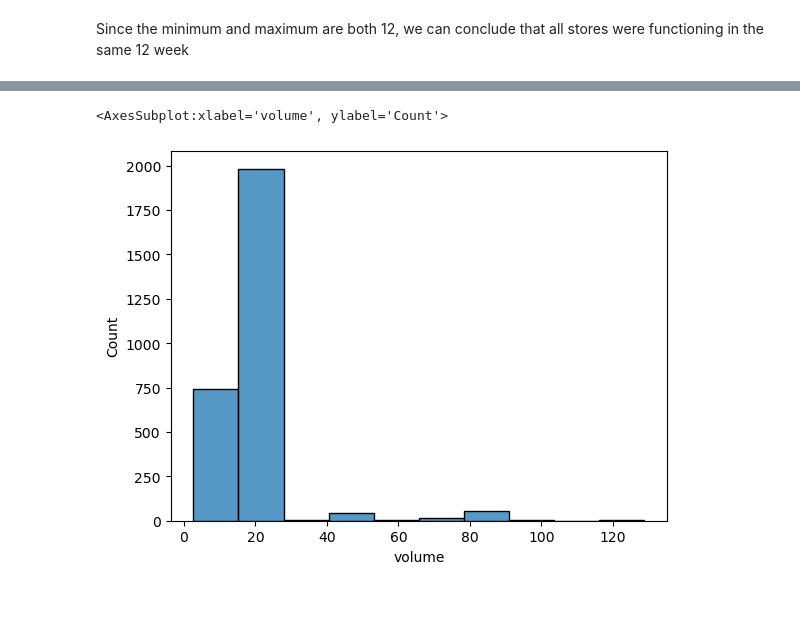
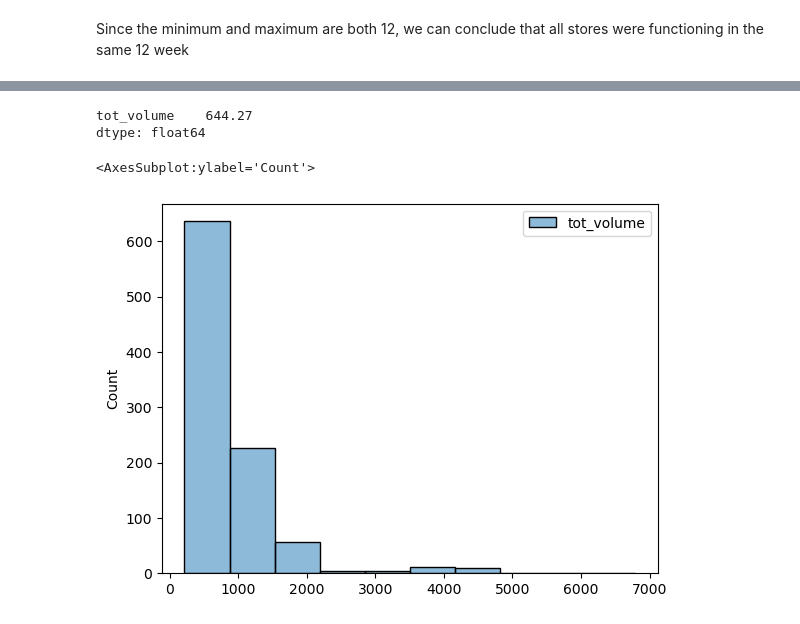
Before and after one commit to navindu-ds/DataStorm-4, a Jupyter notebook: Semifinal Round/semifinals-notebook.ipynb, the cells around one changed output, grey strips where cells are left out. Saved outputs shown, nothing was run; the diff lists cells and outputs as text; code cells hidden in the pictures.

Commit message:
added-volume-based-analysis

```diff
--- a/Semifinal Round/semifinals-notebook.ipynb
+++ b/Semifinal Round/semifinals-notebook.ipynb
@@ -291,3 +291,6 @@ outlet_sales_db
 | 87386 | ID8207 | 3539 | 11 | BP5 | Cookies and Cream Mega Tub | 37.0 | 1.0 | 1100 | 1100.0 | ... |
 | 87387 | ID8207 | 3539 | 12 | BP5 | Cookies and Cream Mega Tub | 73.0 | 1.0 | 1100 | 1100.0 | ... |
 87388 rows × 10 columns
+# %%
+outlet_sales_db['tot_volume'] = outlet_sales_db['no_units'] * outlet_sales_db['volume']
+outlet_sales_db
@@ -293,0 +311,3 @@ outlet_sales_db
+# %%
+outlet_sales_db['tot_sales'] = outlet_sales_db['no_units'] * outlet_sales_db['price']
+outlet_sales_db
@@ -445,9 +484,8 @@ tot_volume_sold.plot(x='Outlet_ID',y='volume',kind='bar')
 # %%
-weekly_volume_sold = pd.DataFrame(outlet_sales_db.groupby(['Outlet_ID','week'])['volume'].sum())
+weekly_volume_sold = pd.DataFrame(outlet_sales_db.groupby(['Outlet_ID','week'])['tot_volume'].sum())
 weekly_volume_sold = weekly_volume_sold.reset_index()
 
-weekly_volume_sold.volume.describe()
-
+weekly_volume_sold.tot_volume.describe()
 # weekly_volume_sold.plot(x='week',y='volume',kind='bar')
 # %% [output]
 count    11412.000000
@@ -515,0 +536,4 @@ Name: volume, dtype: float64
+# %%
+rolling_4_week_vol = pd.DataFrame(weekly_volume_sold.groupby('Outlet_ID')['tot_volume'].rolling(1).sum())
+rolling_4_avg_vol = pd.DataFrame(rolling_4_week_vol.groupby('Outlet_ID')['tot_volume'].mean().round(2))
+rolling_4_avg_vol
@@ -516,5 +555,10 @@ Name: volume, dtype: float64
+# %%
+rolling_4_avg_vol.median()
+# %% [output]
+tot_volume    644.27
+dtype: float64
 # %%
-sns.histplot(data = monthly_volume_sold.volume, bins=10)
+sns.histplot(data = rolling_4_avg_vol, bins=10)
 # %% [output]
-<AxesSubplot:xlabel='volume', ylabel='Count'>
+<AxesSubplot:ylabel='Count'>
-[figure, old version]
+[figure, new version]
```
Also changed, not shown: parts of 16 cells of this notebook.
